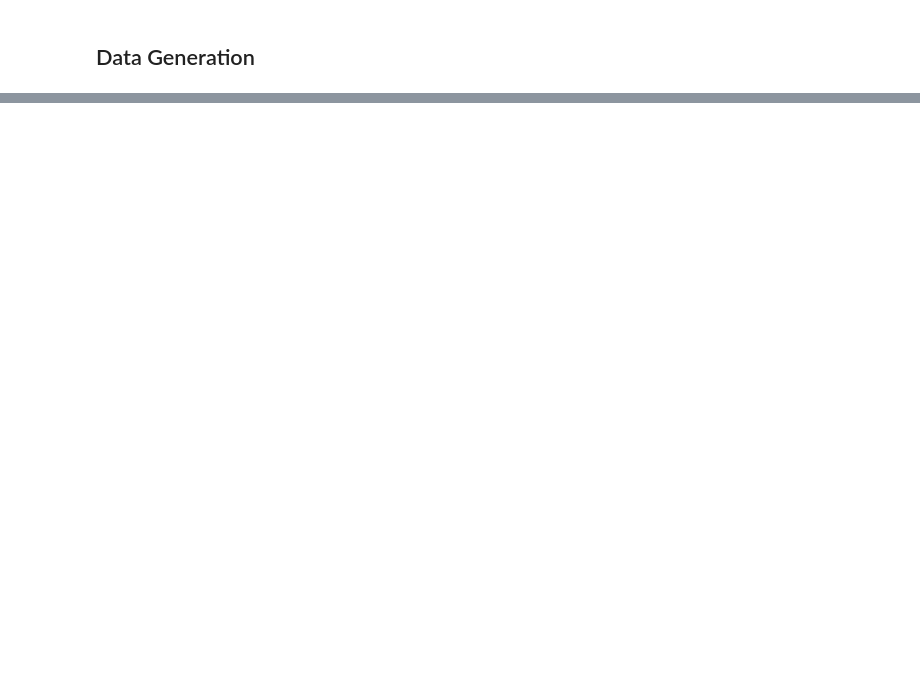
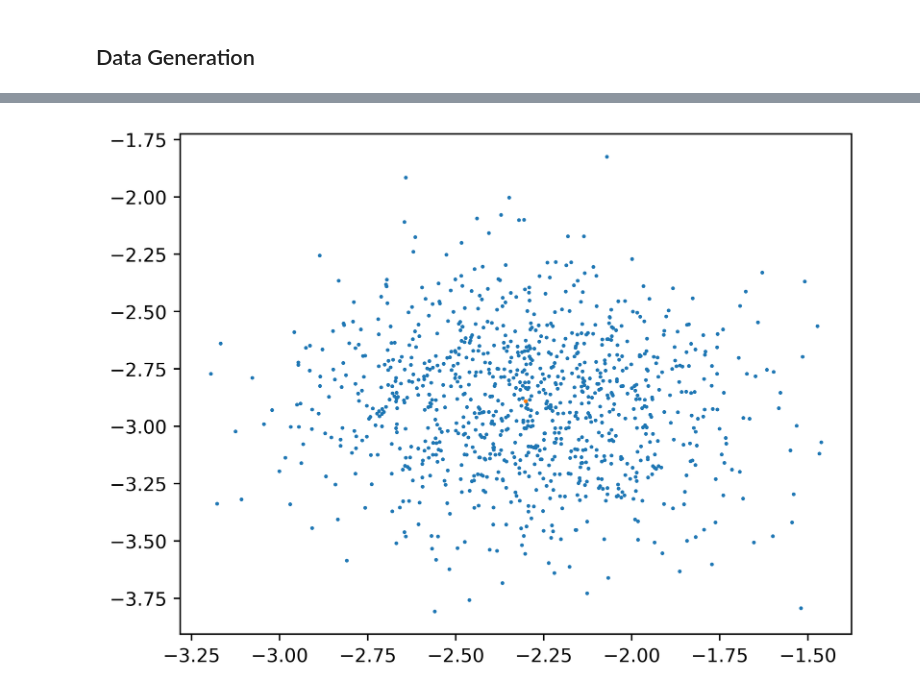
Before and after one commit to bGuenes/sbi_model_comparison, a Jupyter notebook: ModelTransfuser_run.ipynb, the cells around one changed output, grey strips where cells are left out. Drawn from its saved outputs; the diff is of its cells as text; code cells hidden in the pictures; blank space fills up the shorter version.

```diff
--- a/ModelTransfuser_run.ipynb
+++ b/ModelTransfuser_run.ipynb
@@ -154,0 +153,36 @@ tensor([0.1294, 0.1003, 3.6599, 0.1716, 0.2000, 0.7532])
+# %%
+#scaling_factor = -0.5*model.sigma**(2*t)*(1/T)
+denoising_data = model.x_t.detach().numpy()
+#denoising_data = denoising_data * (model.std.detach().numpy() + 1e-6) + model.mean.detach().numpy()
+score_t = model.score_t.detach().numpy()
+dx = model.dx_t.detach().numpy()
+t = model.t.detach().numpy()
+
+plt.rcParams["animation.html"] = "jshtml"
+plt.rcParams['figure.dpi'] = 500
+plt.ioff()
+fig, ax = plt.subplots()
+
+def animate(i):
+    plt.clf()
+    plt.xlim(-5,2)
+    plt.ylim(-5,2)
+    plt.xlabel(r'$\alpha_{IMF}$')
+    plt.ylabel(r'$\log_{10}N$')
+    plt.title(f'Denoising Timestep: {i}')
+
+    sns.set_style("white")
+    sns.kdeplot(x=denoising_data[0,i,:,0], y=denoising_data[0,i,:,1], cmap='Blues', fill=True, levels=100, bw_adjust=0.6)
+    plt.tight_layout()
+
+ani2 = matplotlib.animation.FuncAnimation(fig, animate, frames=20)
+
+writer = matplotlib.animation.PillowWriter(fps=5,
+                                bitrate=-1)
+ani2.save('plots/test_new.gif', writer=writer)
+# %%
+plt.scatter(denoising_data[0,0,:,0], denoising_data[0,0,:,1], s=1)
+plt.scatter(denoising_data[0,-1,:,0], denoising_data[0,-1,:,1], s=1)
+plt.show()
+# %% [output]
+[figure, added]
```
Also changed, not shown: parts of 20 cells of this notebook, 8 other files.
